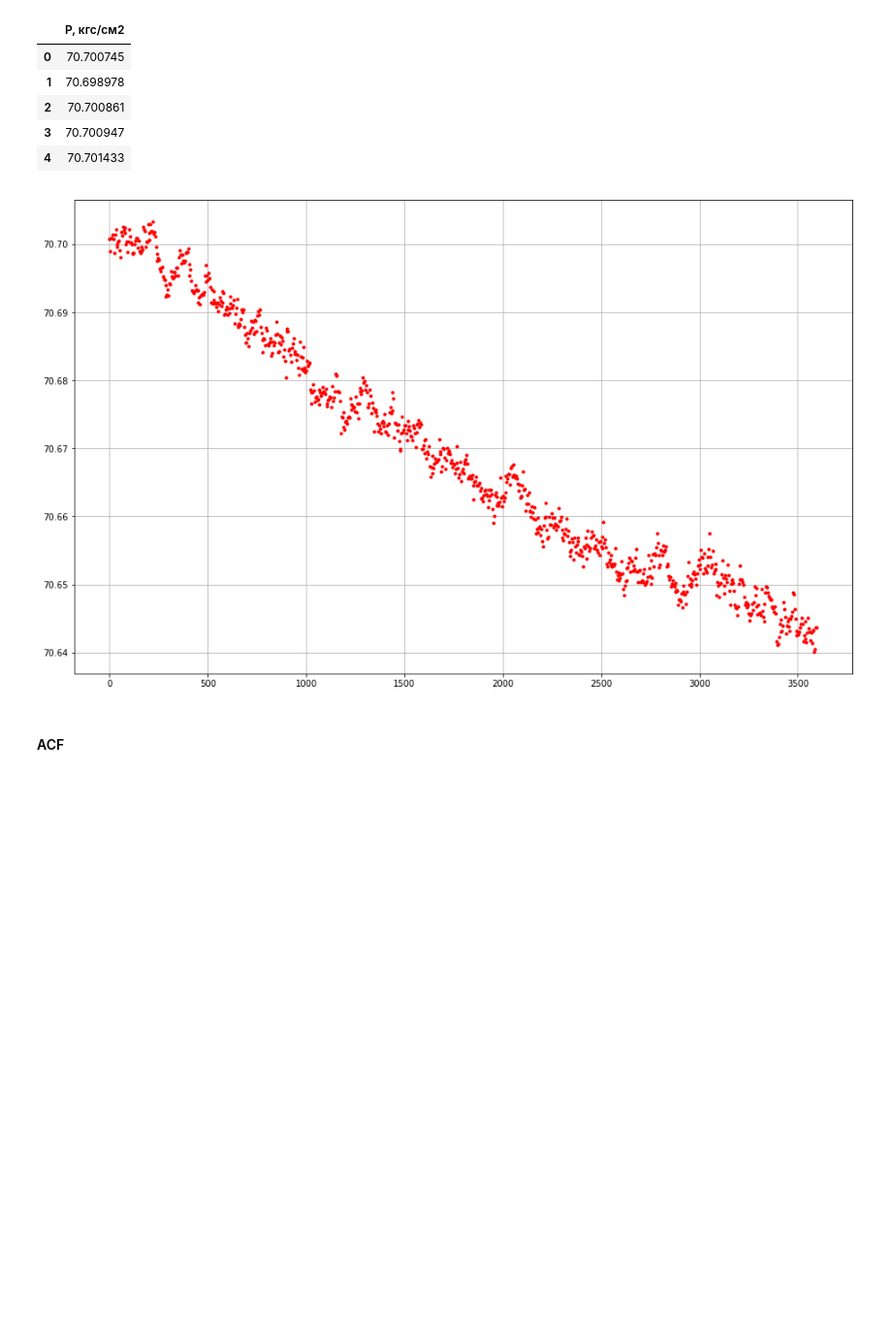
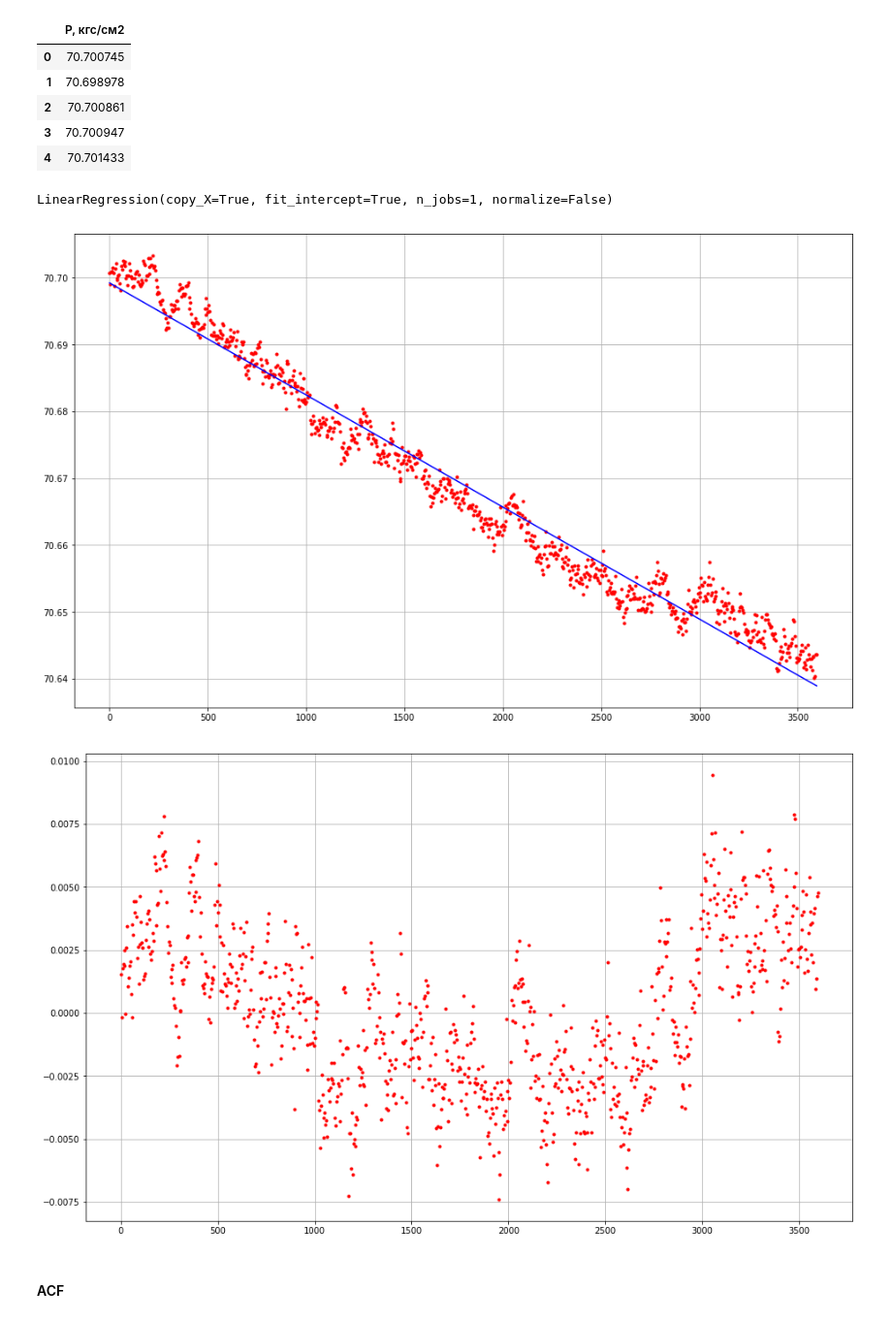
Before and after one commit to Bullldoger/prediction_theory, a Jupyter notebook: notebooks/Labs.ipynb, the cells around one changed output. Shown at 97% size. Drawn from its saved outputs; the diff is of its cells as text; code cells hidden in the pictures; blank space fills up the shorter version.

```diff
--- a/notebooks/Labs.ipynb
+++ b/notebooks/Labs.ipynb
@@ -883,0 +880,5 @@ times = np.array([i * 4 for i in range(p_times.shape[0])])
+# %%
+clf = linear_model.LinearRegression(fit_intercept=True)
+clf.fit(times, p_times)
+# %% [output]
+LinearRegression(copy_X=True, fit_intercept=True, n_jobs=1, normalize=False)
@@ -884,7 +887,8 @@ times = np.array([i * 4 for i in range(p_times.shape[0])])
 # %%
 plt.figure(figsize=(16, 10))
 plt.plot(times, p_times, '.r')
+plt.plot(times, predicted_p, 'b')
 plt.grid()
 plt.show()
 # %% [output]
-[figure, old version]
+[figure, new version]
@@ -898,2 +897,10 @@ corred_p = np.correlate(p_times[:, 0], p_times[:, 0], mode='full')
+# %%
+plt.figure(figsize=(16, 10))
+plt.plot(times, p_without_trend, '.r')
+# plt.plot(times, predicted_p, 'b')
+plt.grid()
+plt.show()
+# %% [output]
+[figure, added]
 # %% [markdown]
 #### ACF
```
Also changed, not shown: parts of 20 cells of this notebook.
